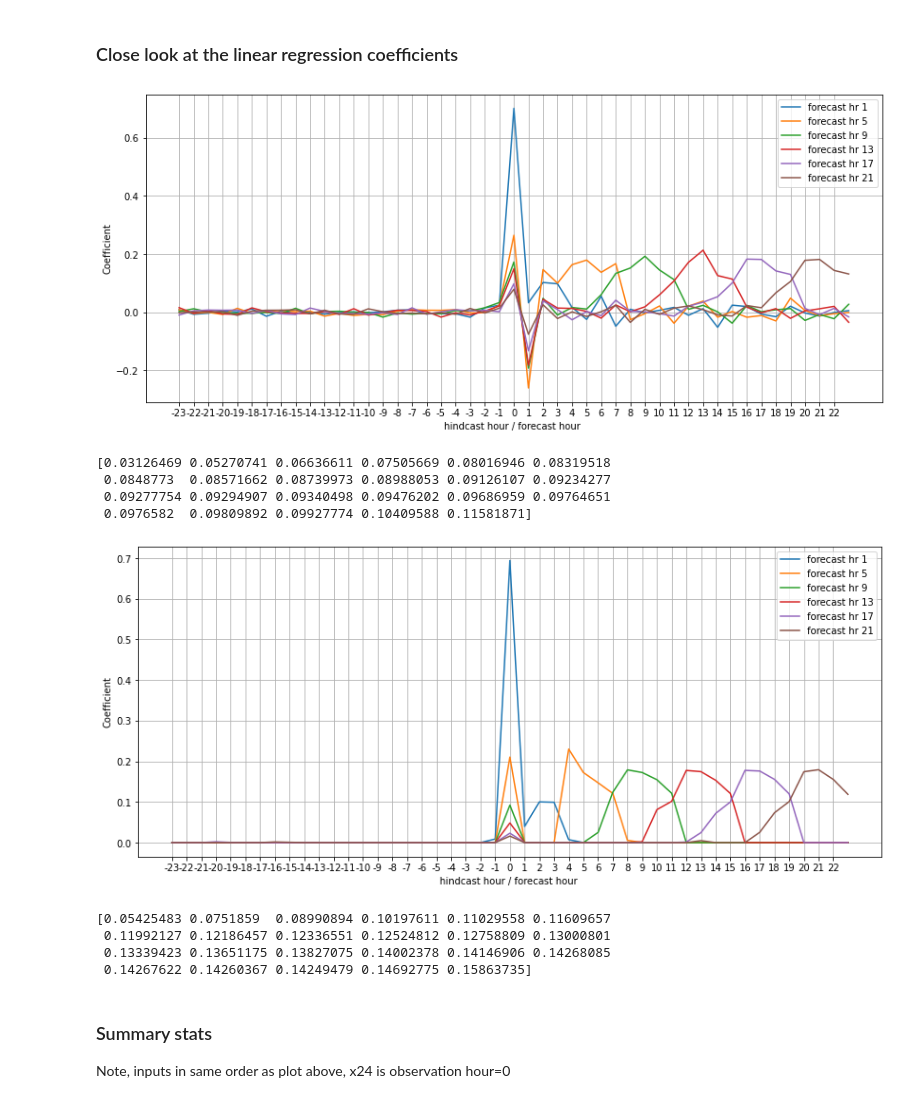
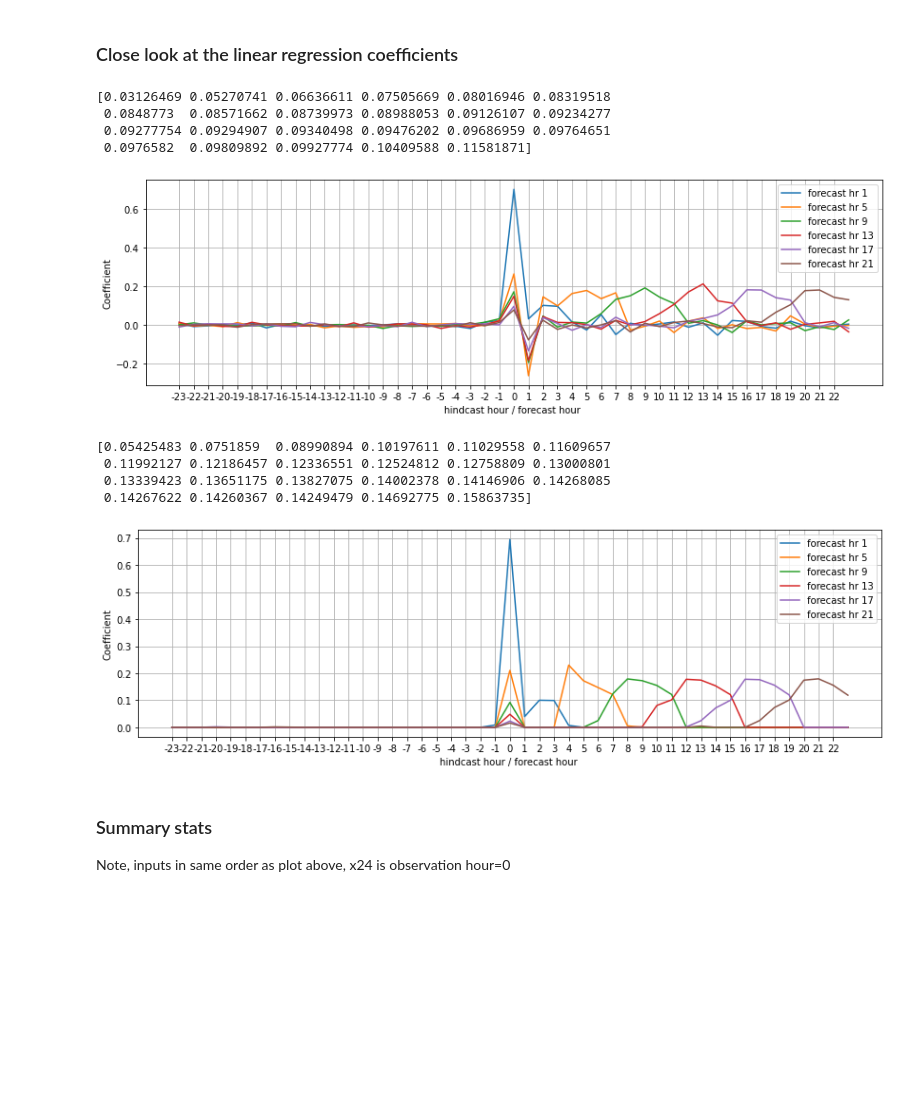
Before and after one commit to sccrosby/mlwwcoast, a Jupyter notebook: part04_linear_regression_deep_dive.ipynb, the cells around one changed output. Cells and saved outputs as stored; diff of their text form; code cells hidden in the pictures; blank space fills up the shorter version.

```diff
--- a/part04_linear_regression_deep_dive.ipynb
+++ b/part04_linear_regression_deep_dive.ipynb
@@ -261,31 +401,32 @@ plt.legend()
 # %%
 # Close look at LinearRegresseion Coef
 x_lab = np.arange(-23,23,1)
 xaxis = np.concatenate((np.arange(0,-24,-1),np.arange(1,24,1)))
 I = np.argsort(xaxis)
 
 # Obs + Forecast
 model = LinearRegression(normalize=False, fit_intercept=True)
 model.fit(np.concatenate((X,F), axis=1), Y)
 
-plt.figure(figsize=(14,6))
+plt.figure(figsize=(14,4))
 
 for h in range(0,24,4):
     plt.plot(xaxis[I], model.coef_[h,I], '-', label='forecast hr {:d}'.format(h+1))
 plt.gca().set_xticks(x_lab)
 plt.gca().set_xticklabels(x_lab)
 plt.legend()
 plt.ylabel('Coefficient')
 plt.xlabel('hindcast hour / forecast hour ')
 plt.grid()
-plt.show()
+plt.savefig('figures/mlwwcoast_ver2_fig02.png', dpi=150, format='png', bbox_inches='tight')
+
 print(model.intercept_)
 # %% [output]
+[0.03126469 0.05270741 0.06636611 0.07505669 0.08016946 0.08319518
+ 0.0848773  0.08571662 0.08739973 0.08988053 0.09126107 0.09234277
+ 0.09277754 0.09294907 0.09340498 0.09476202 0.09686959 0.09764651
+ 0.0976582  0.09809892 0.09927774 0.10409588 0.11581871]
-[figure, old version]
+[figure, new version]
-[0.03126469 0.05270741 0.06636611 0.07505669 0.08016946 0.08319518
- 0.0848773  0.08571662 0.08739973 0.08988053 0.09126107 0.09234277
- 0.09277754 0.09294907 0.09340498 0.09476202 0.09686959 0.09764651
- 0.0976582  0.09809892 0.09927774 0.10409588 0.11581871]
 # %%
 # L1 penalty/normalization (lasso) to select out most useful model inputs (features)
 # Obs + Forecast
@@ -297,7 +438,7 @@ x_lab = np.arange(-23,23,1)
 xaxis = np.concatenate((np.arange(0,-24,-1),np.arange(1,24,1)))
 I = np.argsort(xaxis)
 
-plt.figure(figsize=(14,6))
+plt.figure(figsize=(14,4))
 
 for h in range(0,24,4):
     plt.plot(xaxis[I], model.coef_[h,I], '-', label='forecast hr {:d}'.format(h+1))
@@ -307,14 +448,14 @@ plt.legend()
 plt.ylabel('Coefficient')
 plt.xlabel('hindcast hour / forecast hour ')
 plt.grid()
-plt.show()
+plt.savefig('figures/mlwwcoast_ver2_fig03.png', dpi=150, format='png', bbox_inches='tight')
 print(model.intercept_)
 # %% [output]
+[0.05425483 0.0751859  0.08990894 0.10197611 0.11029558 0.11609657
+ 0.11992127 0.12186457 0.12336551 0.12524812 0.12758809 0.13000801
+ 0.13339423 0.13651175 0.13827075 0.14002378 0.14146906 0.14268085
+ 0.14267622 0.14260367 0.14249479 0.14692775 0.15863735]
-[figure, old version]
+[figure, new version]
-[0.05425483 0.0751859  0.08990894 0.10197611 0.11029558 0.11609657
- 0.11992127 0.12186457 0.12336551 0.12524812 0.12758809 0.13000801
- 0.13339423 0.13651175 0.13827075 0.14002378 0.14146906 0.14268085
- 0.14267622 0.14260367 0.14249479 0.14692775 0.15863735]
 # %% [markdown]
 ### Summary stats
 
```
Also changed, not shown: parts of 15 cells of this notebook, 4 other files.
